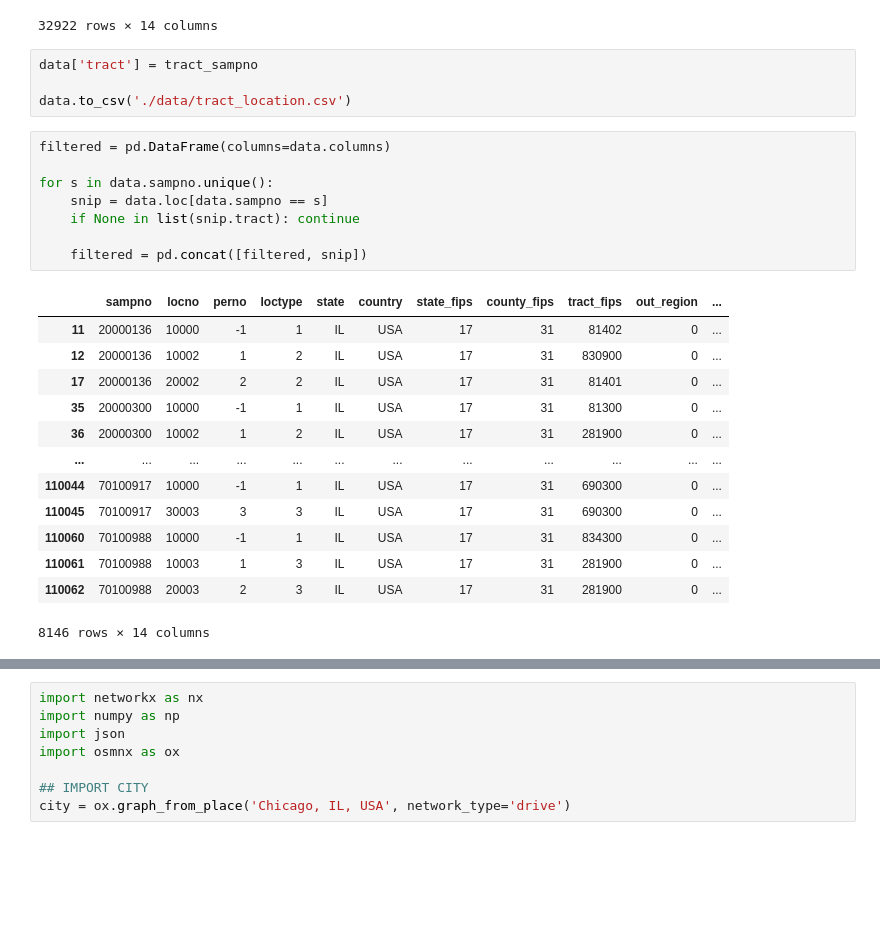
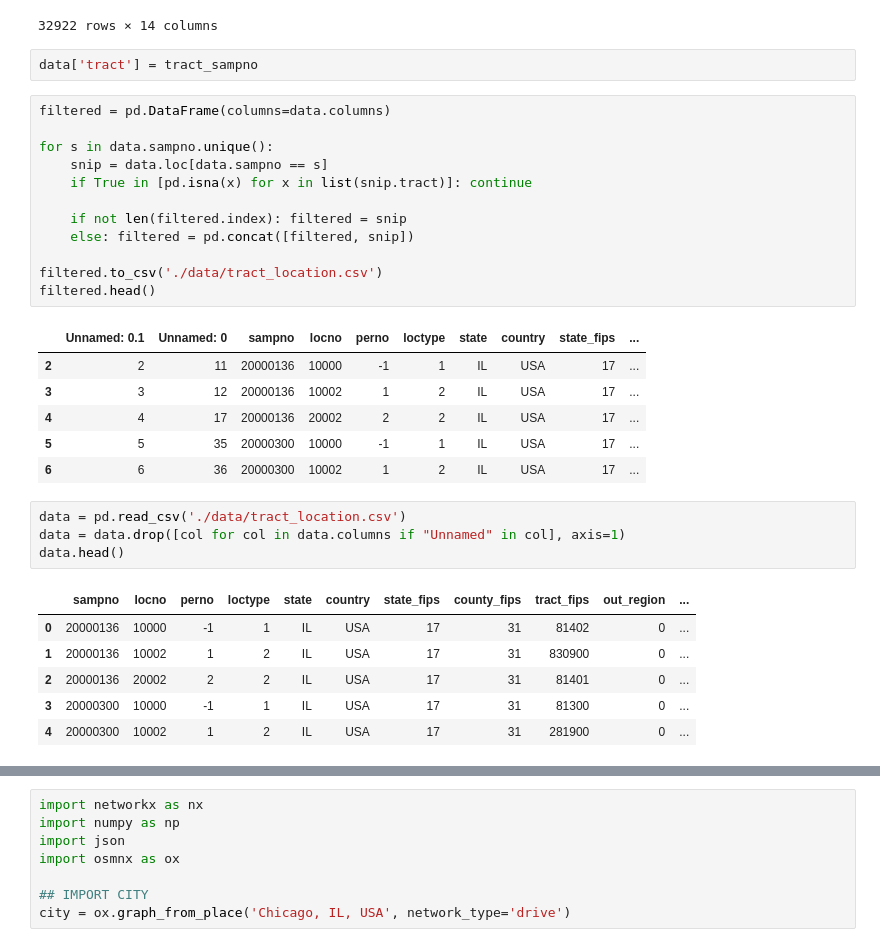
Before and after one commit to jcrayb/transport-research-project, a Jupyter notebook: flows.ipynb, the cells around one changed output, grey strips where cells are left out. Saved outputs shown, nothing was run; the diff lists cells and outputs as text; blank space fills up the shorter version.

```diff
--- a/flows.ipynb
+++ b/flows.ipynb
@@ -71,27 +71,33 @@ data
 32922 rows × 14 columns
 # %%
 data['tract'] = tract_sampno
-
-data.to_csv('./data/tract_location.csv')
 # %%
 filtered = pd.DataFrame(columns=data.columns)
 
 for s in data.sampno.unique():
     snip = data.loc[data.sampno == s]
-    if None in list(snip.tract): continue
+    if True in [pd.isna(x) for x in list(snip.tract)]: continue
 
-    filtered = pd.concat([filtered, snip])
+    if not len(filtered.index): filtered = snip
+    else: filtered = pd.concat([filtered, snip])
+
+filtered.to_csv('./data/tract_location.csv')
+filtered.head()
 # %% [output]
-|  | sampno | locno | perno | loctype | state | country | state_fips | county_fips | tract_fips | out_region | ... |
-| 11 | 20000136 | 10000 | -1 | 1 | IL | USA | 17 | 31 | 81402 | 0 | ... |
-| 12 | 20000136 | 10002 | 1 | 2 | IL | USA | 17 | 31 | 830900 | 0 | ... |
-| 17 | 20000136 | 20002 | 2 | 2 | IL | USA | 17 | 31 | 81401 | 0 | ... |
-| 35 | 20000300 | 10000 | -1 | 1 | IL | USA | 17 | 31 | 81300 | 0 | ... |
-| 36 | 20000300 | 10002 | 1 | 2 | IL | USA | 17 | 31 | 281900 | 0 | ... |
-| ... | ... | ... | ... | ... | ... | ... | ... | ... | ... | ... | ... |
-| 110044 | 70100917 | 10000 | -1 | 1 | IL | USA | 17 | 31 | 690300 | 0 | ... |
-| 110045 | 70100917 | 30003 | 3 | 3 | IL | USA | 17 | 31 | 690300 | 0 | ... |
-| 110060 | 70100988 | 10000 | -1 | 1 | IL | USA | 17 | 31 | 834300 | 0 | ... |
-| 110061 | 70100988 | 10003 | 1 | 3 | IL | USA | 17 | 31 | 281900 | 0 | ... |
-| 110062 | 70100988 | 20003 | 2 | 3 | IL | USA | 17 | 31 | 281900 | 0 | ... |
+|  | Unnamed: 0.1 | Unnamed: 0 | sampno | locno | perno | loctype | state | country | state_fips | ... |
+| 2 | 2 | 11 | 20000136 | 10000 | -1 | 1 | IL | USA | 17 | ... |
+| 3 | 3 | 12 | 20000136 | 10002 | 1 | 2 | IL | USA | 17 | ... |
+| 4 | 4 | 17 | 20000136 | 20002 | 2 | 2 | IL | USA | 17 | ... |
+| 5 | 5 | 35 | 20000300 | 10000 | -1 | 1 | IL | USA | 17 | ... |
+| 6 | 6 | 36 | 20000300 | 10002 | 1 | 2 | IL | USA | 17 | ... |
-8146 rows × 14 columns
+# %%
+data = pd.read_csv('./data/tract_location.csv')
+data = data.drop([col for col in data.columns if "Unnamed" in col], axis=1)
+data.head()
+# %% [output]
+|  | sampno | locno | perno | loctype | state | country | state_fips | county_fips | tract_fips | out_region | ... |
+| 0 | 20000136 | 10000 | -1 | 1 | IL | USA | 17 | 31 | 81402 | 0 | ... |
+| 1 | 20000136 | 10002 | 1 | 2 | IL | USA | 17 | 31 | 830900 | 0 | ... |
+| 2 | 20000136 | 20002 | 2 | 2 | IL | USA | 17 | 31 | 81401 | 0 | ... |
+| 3 | 20000300 | 10000 | -1 | 1 | IL | USA | 17 | 31 | 81300 | 0 | ... |
+| 4 | 20000300 | 10002 | 1 | 2 | IL | USA | 17 | 31 | 281900 | 0 | ... |
```
Also changed, not shown: parts of 9 cells of this notebook, 35 other files.
